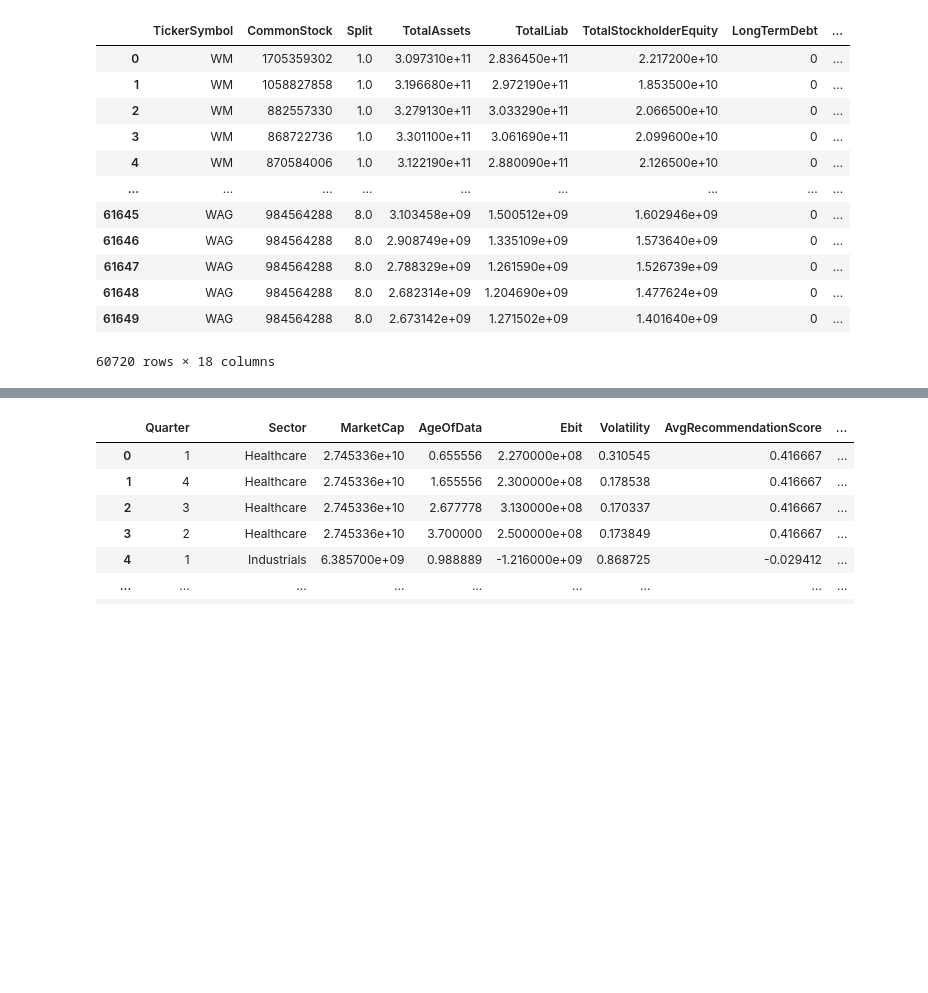
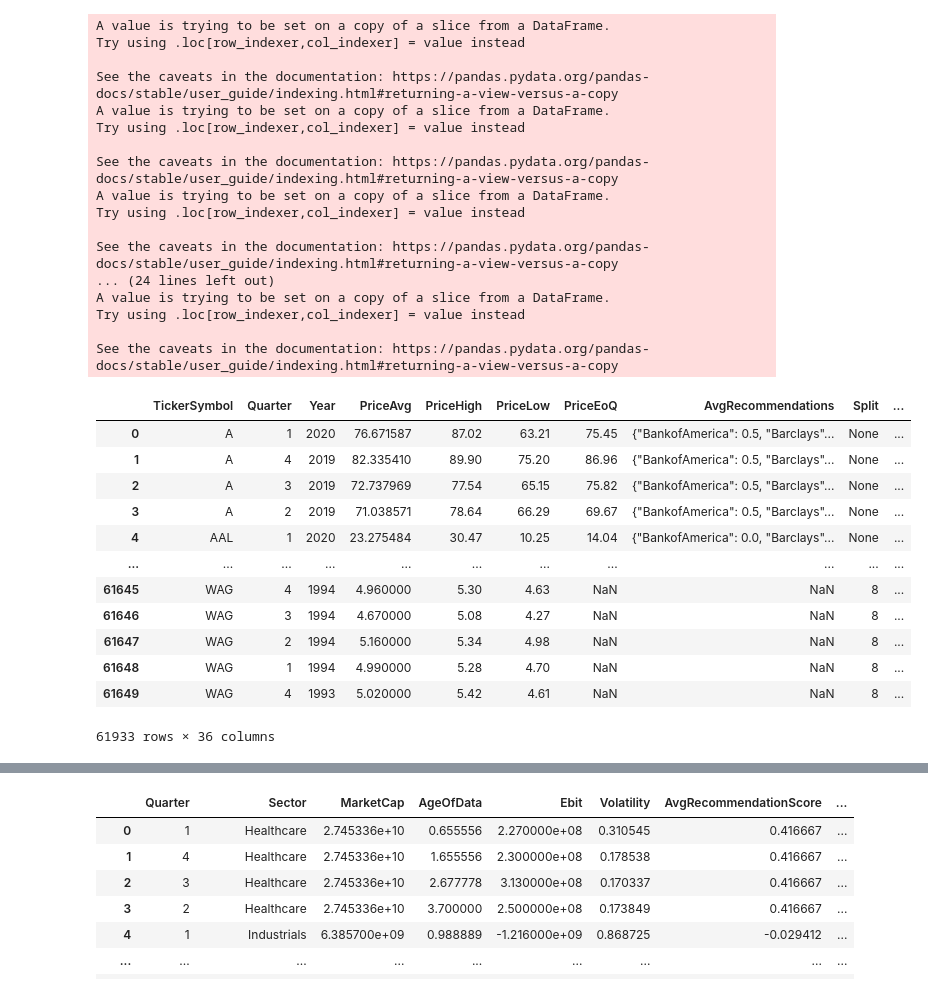
Before and after one commit to eschiff/finance_ml, a Jupyter notebook: finance_ml/notebooks/linear_model.ipynb, the cells around one changed output, grey strips where cells are left out. Saved outputs shown, nothing was run; the diff lists cells and outputs as text; code cells hidden in the pictures; blank space fills up the shorter version.

Commit message:
Added market index data to db. notebook pulls in stockpup data.

```diff
--- a/finance_ml/notebooks/linear_model.ipynb
+++ b/finance_ml/notebooks/linear_model.ipynb
@@ -291,8 +306,16 @@ stockpup_df = stockpup_df[((stockpup_df[StockPupColumns.SHARES].notna()) &
 
 
 def process_stockpup_df(df):
-    df = df[((df[StockPupColumns.SHARES].notna()) &
-             (df[StockPupColumns.FREE_CASH_FLOW_PER_SHARE].notna()))]
+    df.dropna(subset=[StockPupColumns.SHARES,
+                      StockPupColumns.SHARES_SPLIT_ADJUSTED,
+                      StockPupColumns.FREE_CASH_FLOW_PER_SHARE,
+                      StockPupColumns.EARNINGS,
+                      StockPupColumns.SHAREHOLDER_EQUITY,
+                      StockPupColumns.LIABILITIES,
+                      StockPupColumns.PRICE],
+              inplace=True)
+    df = df[((df[StockPupColumns.REVENUE] != 0) &
+             (df[StockPupColumns.EARNINGS] != 0))]
 
     df[StockPupColumns.QUARTER_END] = pd.to_datetime(df[StockPupColumns.QUARTER_END])
 
@@ -300,48 +323,83 @@ def process_stockpup_df(df):
         lambda r: MONTH_TO_QUARTER[r.month])
     df[QuarterlyColumns.YEAR] = df[StockPupColumns.QUARTER_END].apply(lambda r: r.year)
     df[QuarterlyColumns.DIVIDENDS] = df[StockPupColumns.DIVIDEND_PER_SHARE] * df[
         StockPupColumns.SHARES]
     df[QuarterlyColumns.DATE] = df[StockPupColumns.QUARTER_END].apply(lambda r: str(r.date()))
     df[QuarterlyColumns.OPERATING_INCOME] = df[StockPupColumns.FREE_CASH_FLOW_PER_SHARE] * df[
         StockPupColumns.SHARES]
+    df[QuarterlyColumns.MARKET_CAP] = df[StockPupColumns.SHARES_SPLIT_ADJUSTED] * df[StockPupColumns.PRICE]
+    df[QuarterlyColumns.DEBT_SHORT] = 0  # I think short long term debt is figured into long term debt
+#     df[QuarterlyColumns.EBIT] = ???  # TODO: Compute EBIT?
 
     df.rename(columns={
         StockPupColumns.ASSETS: QuarterlyColumns.ASSETS,
         StockPupColumns.REVENUE: QuarterlyColumns.REVENUE,
         StockPupColumns.EARNINGS: QuarterlyColumns.EARNINGS,
         StockPupColumns.LIABILITIES: QuarterlyColumns.LIABILITIES,
         StockPupColumns.LONG_TERM_DEBT: QuarterlyColumns.DEBT_LONG,
         StockPupColumns.SHAREHOLDER_EQUITY: QuarterlyColumns.STOCKHOLDER_EQUITY,
         StockPupColumns.CASH_AT_END_OF_PERIOD: QuarterlyColumns.CASH,
         StockPupColumns.PRICE: QuarterlyColumns.PRICE_AVG,
         StockPupColumns.PRICE_LOW: QuarterlyColumns.PRICE_LO,
         StockPupColumns.PRICE_HIGH: QuarterlyColumns.PRICE_HI,
         StockPupColumns.SPLIT_FACTOR: QuarterlyColumns.SPLIT,
         StockPupColumns.SHARES_SPLIT_ADJUSTED: QuarterlyColumns.COMMON_STOCK
     }, inplace=True)
 
+    df[QuarterlyColumns.DEBT_LONG] = df[QuarterlyColumns.DEBT_LONG].apply(lambda row: int(row))
+
     # Filter only to columns in QuarterlyColumns
     df = df[[col for col in df.columns if col in [
         getattr(QuarterlyColumns, qc) for qc in dir(QuarterlyColumns) if qc[0] != '_']]]
 
-    return df
+    # Filter out all data in stockpup_df that exists in quarterly_df (by uniqueness of ticker, quarter, year)
+    existing_key_combinations = [keys[0] for keys in quarterly_df.groupby(
+        [QuarterlyColumns.TICKER_SYMBOL,
+         QuarterlyColumns.QUARTER,
+         QuarterlyColumns.YEAR])]
+
+    filter_by_existing_key_combinations = (
+        df[[QuarterlyColumns.TICKER_SYMBOL,
+            QuarterlyColumns.QUARTER,
+            QuarterlyColumns.YEAR]]).apply(lambda row: tuple(row) not in existing_key_combinations, axis=1)
+
+    return df[filter_by_existing_key_combinations]
 
 stockpup_df = process_stockpup_df(stockpup_df)
-stockpup_df
+
+quarterly_df = pd.concat([quarterly_df, stockpup_df])
+quarterly_df
 # %% [output]
+A value is trying to be set on a copy of a slice from a DataFrame.
+Try using .loc[row_indexer,col_indexer] = value instead
+
+See the caveats in the documentation: https://pandas.pydata.org/pandas-docs/stable/user_guide/indexing.html#returning-a-view-versus-a-copy
+A value is trying to be set on a copy of a slice from a DataFrame.
+Try using .loc[row_indexer,col_indexer] = value instead
+
+See the caveats in the documentation: https://pandas.pydata.org/pandas-docs/stable/user_guide/indexing.html#returning-a-view-versus-a-copy
+A value is trying to be set on a copy of a slice from a DataFrame.
+Try using .loc[row_indexer,col_indexer] = value instead
+
+See the caveats in the documentation: https://pandas.pydata.org/pandas-docs/stable/user_guide/indexing.html#returning-a-view-versus-a-copy
+... (24 lines left out)
+A value is trying to be set on a copy of a slice from a DataFrame.
+Try using .loc[row_indexer,col_indexer] = value instead
+
+See the caveats in the documentation: https://pandas.pydata.org/pandas-docs/stable/user_guide/indexing.html#returning-a-view-versus-a-copy
-|  | TickerSymbol | CommonStock | Split | TotalAssets | TotalLiab | TotalStockholderEquity | LongTermDebt | ... |
-| 0 | WM | 1705359302 | 1.0 | 3.097310e+11 | 2.836450e+11 | 2.217200e+10 | 0 | ... |
-| 1 | WM | 1058827858 | 1.0 | 3.196680e+11 | 2.972190e+11 | 1.853500e+10 | 0 | ... |
-| 2 | WM | 882557330 | 1.0 | 3.279130e+11 | 3.033290e+11 | 2.066500e+10 | 0 | ... |
-| 3 | WM | 868722736 | 1.0 | 3.301100e+11 | 3.061690e+11 | 2.099600e+10 | 0 | ... |
-| 4 | WM | 870584006 | 1.0 | 3.122190e+11 | 2.880090e+11 | 2.126500e+10 | 0 | ... |
-| ... | ... | ... | ... | ... | ... | ... | ... | ... |
-| 61645 | WAG | 984564288 | 8.0 | 3.103458e+09 | 1.500512e+09 | 1.602946e+09 | 0 | ... |
-| 61646 | WAG | 984564288 | 8.0 | 2.908749e+09 | 1.335109e+09 | 1.573640e+09 | 0 | ... |
-| 61647 | WAG | 984564288 | 8.0 | 2.788329e+09 | 1.261590e+09 | 1.526739e+09 | 0 | ... |
-| 61648 | WAG | 984564288 | 8.0 | 2.682314e+09 | 1.204690e+09 | 1.477624e+09 | 0 | ... |
-| 61649 | WAG | 984564288 | 8.0 | 2.673142e+09 | 1.271502e+09 | 1.401640e+09 | 0 | ... |
+|  | TickerSymbol | Quarter | Year | PriceAvg | PriceHigh | PriceLow | PriceEoQ | AvgRecommendations | Split | ... |
+| 0 | A | 1 | 2020 | 76.671587 | 87.02 | 63.21 | 75.45 | {"BankofAmerica": 0.5, "Barclays"... | None | ... |
+| 1 | A | 4 | 2019 | 82.335410 | 89.90 | 75.20 | 86.96 | {"BankofAmerica": 0.5, "Barclays"... | None | ... |
+| 2 | A | 3 | 2019 | 72.737969 | 77.54 | 65.15 | 75.82 | {"BankofAmerica": 0.5, "Barclays"... | None | ... |
+| 3 | A | 2 | 2019 | 71.038571 | 78.64 | 66.29 | 69.67 | {"BankofAmerica": 0.5, "Barclays"... | None | ... |
+| 4 | AAL | 1 | 2020 | 23.275484 | 30.47 | 10.25 | 14.04 | {"BankofAmerica": 0.0, "Barclays"... | None | ... |
+| ... | ... | ... | ... | ... | ... | ... | ... | ... | ... | ... |
+| 61645 | WAG | 4 | 1994 | 4.960000 | 5.30 | 4.63 | NaN | NaN | 8 | ... |
+| 61646 | WAG | 3 | 1994 | 4.670000 | 5.08 | 4.27 | NaN | NaN | 8 | ... |
+| 61647 | WAG | 2 | 1994 | 5.160000 | 5.34 | 4.98 | NaN | NaN | 8 | ... |
+| 61648 | WAG | 1 | 1994 | 4.990000 | 5.28 | 4.70 | NaN | NaN | 8 | ... |
+| 61649 | WAG | 4 | 1993 | 5.020000 | 5.42 | 4.61 | NaN | NaN | 8 | ... |
-60720 rows × 18 columns
+61933 rows × 36 columns
 # %%
 stock_info_df = pd.read_csv(INFO_CSV_PATH)[['tickerSymbol', 'sector', 'industry']]
 stock_info_df.rename(columns={
```
Also changed, not shown: parts of 7 cells of this notebook, 2 other files.
